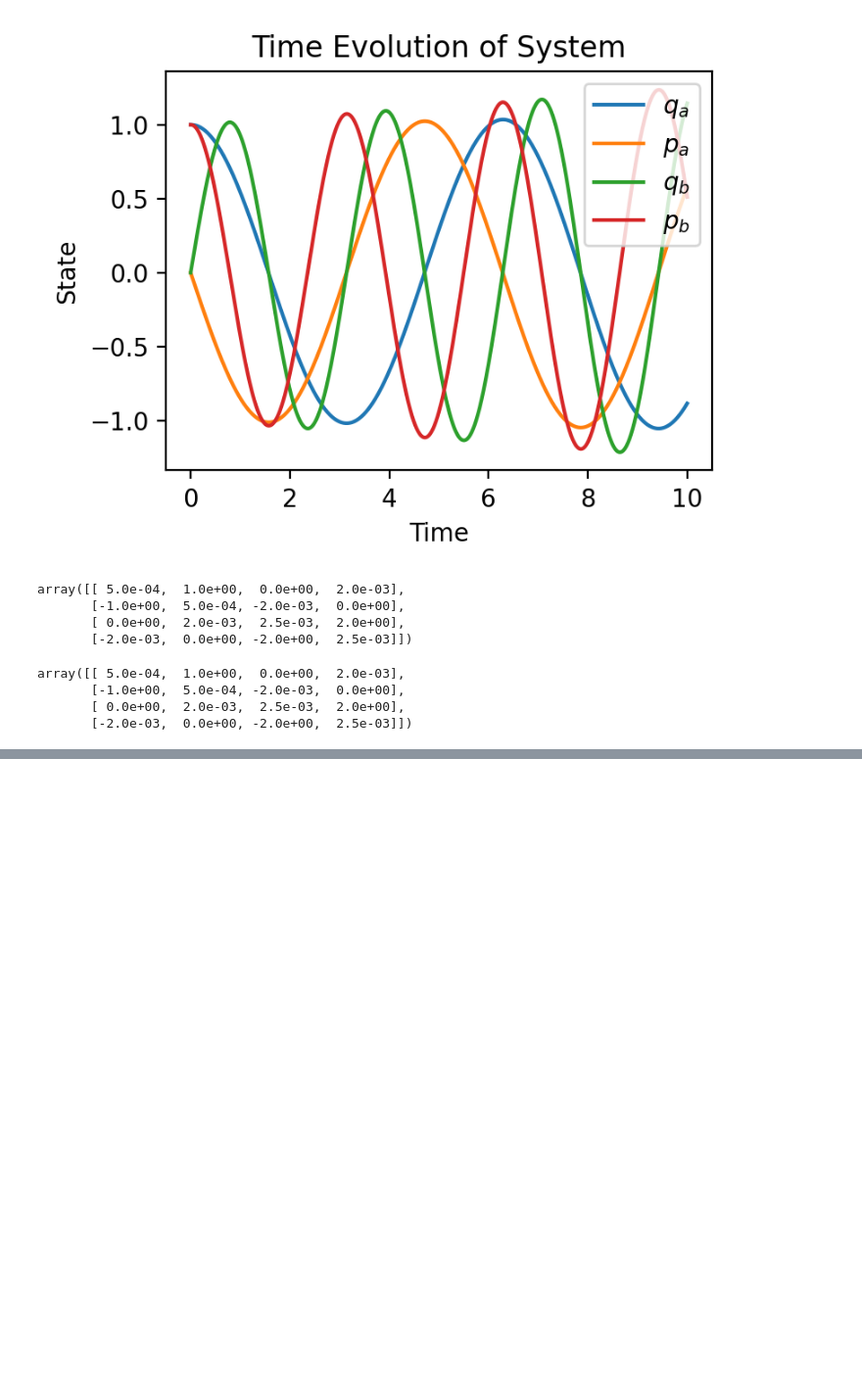
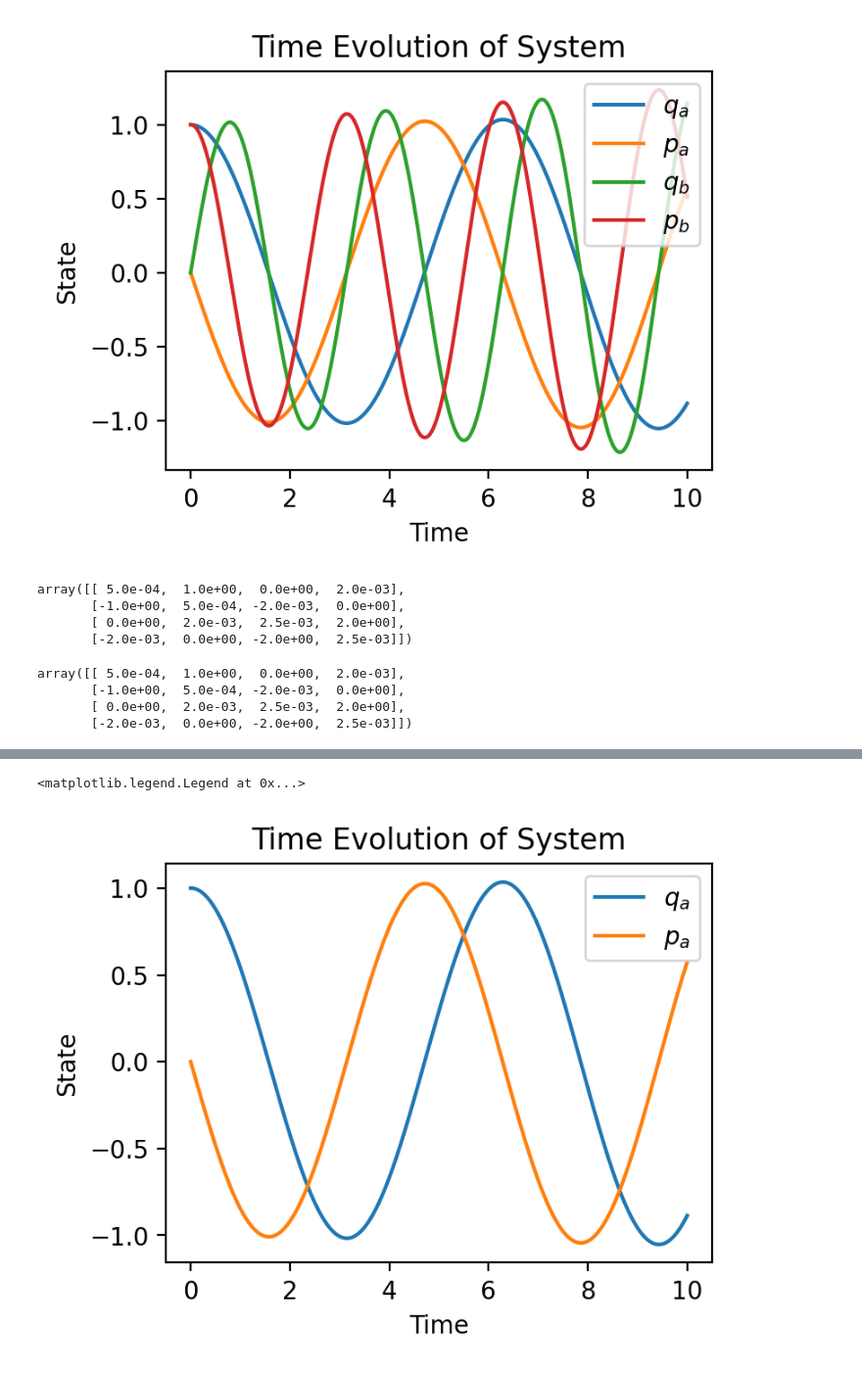
Before and after one commit to Phionx/quantumnetworks, a Jupyter notebook: tutorials/multimode/MultiModeSystem.ipynb, the cells around one changed output, grey strips where cells are left out. Shown: that part at 98% size. Saved outputs shown, nothing was run; the diff lists cells and outputs as text; code cells hidden in the pictures; blank space fills up the shorter version.

```diff
--- a/tutorials/multimode/MultiModeSystem.ipynb
+++ b/tutorials/multimode/MultiModeSystem.ipynb
@@ -42,0 +55,14 @@ array([[ 5.0e-04,  1.0e+00,  0.0e+00,  2.0e-03],
+# %%
+# single mode system
+omegas = [1]
+kappas = [0.001]
+couplings = []
+sys = MultiModeSystem(params={"omegas":omegas, "kappas":kappas,"couplings":couplings})
+x_0 = np.array([1,0])
+ts = np.linspace(0, 10, 1001)
+X = sys.forward_euler(x_0, ts)
+fig, ax = plot_full_evolution(X, ts, labels=["$q_a$","$p_a$"])
+ax.legend()
+# %% [output]
+<matplotlib.legend.Legend at 0x...>
+[figure, added]
```
Also changed, not shown: parts of 3 cells of this notebook, 5 other files.
